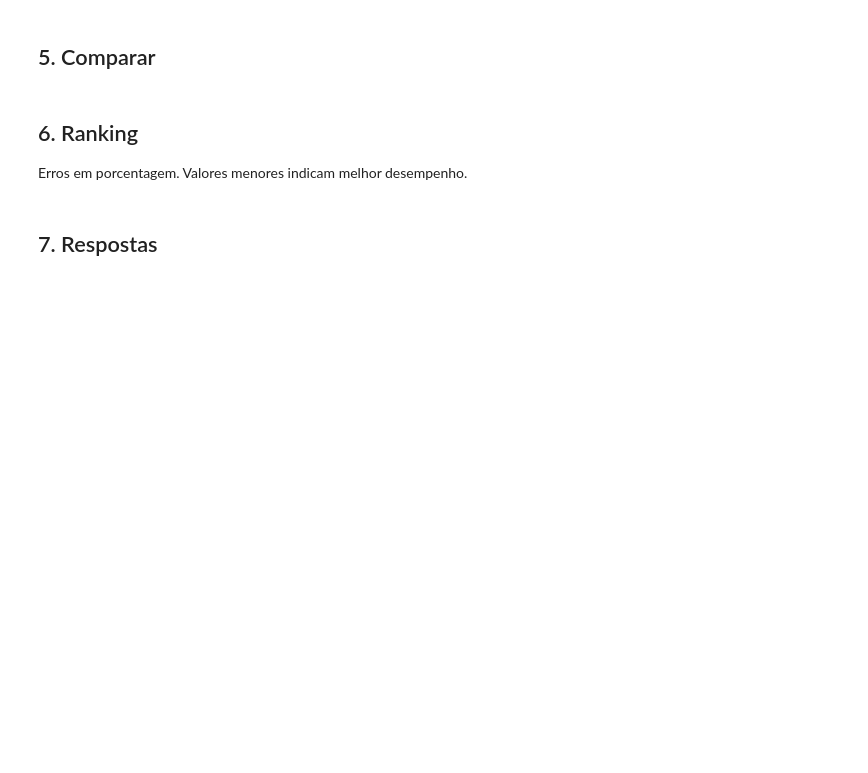
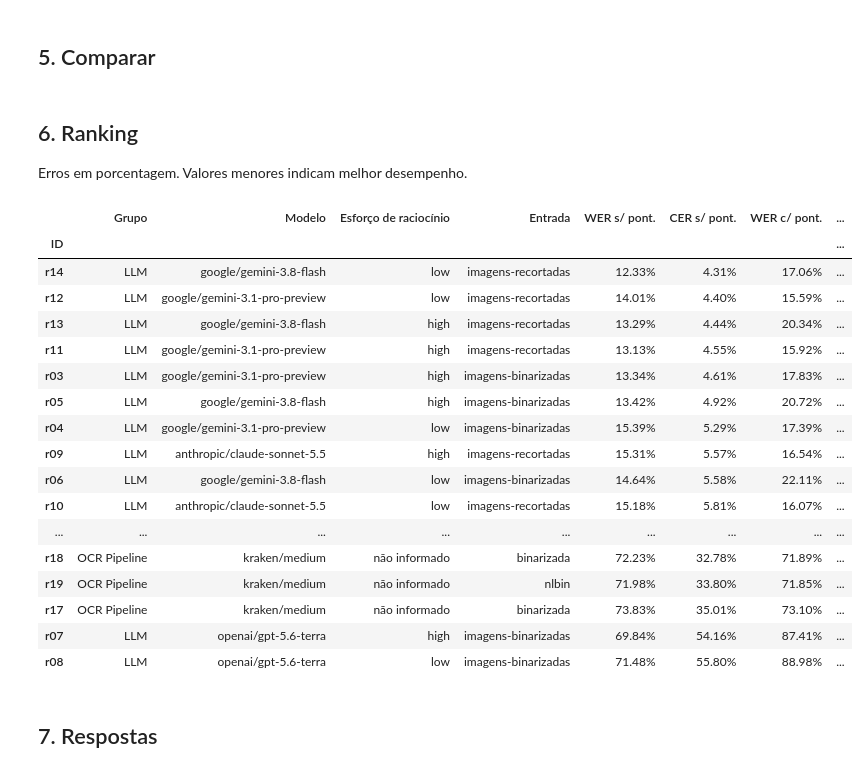
Before and after one commit to fabiolobato/hackathon_ocr_historico, a Jupyter notebook: Transcription_Evaluation.ipynb, the cells around one changed output. Drawn from its saved outputs; the diff is of its cells as text; code cells hidden in the pictures; blank space fills up the shorter version.

```diff
--- a/Transcription_Evaluation.ipynb
+++ b/Transcription_Evaluation.ipynb
@@ -170,7 +249,7 @@ METRICAS = [
     "wer_sem_pontuacao", "cer_sem_pontuacao",
     "wer_com_pontuacao", "cer_com_pontuacao", "per",
 ]
-COLUNAS_CONTEXTO = ["id_resposta", "arquivo_respostas", "link_drive", "grupo", "modelo"]
+COLUNAS_CONTEXTO = ["id_resposta", "arquivo_respostas", "link_drive", "grupo", "modelo", "esforco_raciocinio", "entrada"]
 
 
 def calcular_metricas(referencias, hipoteses):
@@ -189,10 +268,27 @@ def calcular_metricas(referencias, hipoteses):
     }
 
 
+def metadados_execucao(resultados, arquivo_respostas):
+    modelo_curto = resultados["modelo"].rsplit("/", 1)[-1]
+    nome = Path(arquivo_respostas).stem
+    entrada, separador, sufixo = nome.rpartition(f"-{modelo_curto}")
+    niveis = {"none", "minimal", "low", "medium", "high", "xhigh", "max", "auto"}
+    esforco_nome = sufixo.lstrip("-") if separador else ""
+    esforco_nome = esforco_nome if esforco_nome in niveis else None
+    esforco_json = resultados.get("esforco_raciocinio")
+    if esforco_json and esforco_nome and esforco_json != esforco_nome:
+        print(f"{arquivo_respostas}: esforco do nome ({esforco_nome}) difere do JSON ({esforco_json}); usando JSON.")
+    return {
+        "esforco_raciocinio": esforco_json or esforco_nome or "não informado",
+        "entrada": entrada if separador else resultados.get("entrada", nome),
+    }
+
+
 def avaliar_resposta(fonte, gabaritos):
     resultados = json.loads(fonte["caminho"].read_text(encoding="utf-8-sig"))
-    contexto = {k: fonte[k] for k in COLUNAS_CONTEXTO if k != "modelo"}
+    contexto = {k: fonte[k] for k in COLUNAS_CONTEXTO if k in fonte}
     contexto["modelo"] = resultados["modelo"]
+    contexto.update(metadados_execucao(resultados, fonte["arquivo_respostas"]))
     linhas, referencias, hipoteses = [], [], []
     for imagem in resultados["imagens"]:
         nome = normalize_filename(imagem["arquivo"])
@@ -214,7 +310,16 @@ nomes_imagens = [linha["arquivo"] for linha in avaliacoes[0]["linhas"]]
 df_resumo = pd.DataFrame(resumos)
 df_imagens = pd.DataFrame(todas_linhas)
 df_ranking = df_resumo.sort_values([METRICA_ORDENACAO, "id_resposta"]).copy()
-rotulos = {r["id_resposta"]: f"{r['id_resposta']} - {r['modelo'].rsplit('/', 1)[-1]}" for r in resumos}
+def rotulo_execucao(resumo):
+    if resumo["grupo"] == "OCR Pipeline":
+        descricao = f"{resumo['modelo']} ({Path(resumo['arquivo_respostas']).stem})"
+    else:
+        modelo_curto = resumo["modelo"].rsplit("/", 1)[-1]
+        descricao = f"{modelo_curto} ({resumo['entrada']}; esforço: {resumo['esforco_raciocinio']})"
+    return f"{resumo['id_resposta']} - {descricao}"
+
+
+rotulos = {r["id_resposta"]: rotulo_execucao(r) for r in resumos}
 df_ranking["rotulo"] = df_ranking["id_resposta"].map(rotulos)
 # %% [markdown]
 ## 6. Ranking
@@ -225,34 +330,54 @@ NOMES_METRICAS = {
     "wer_com_pontuacao": "WER c/ pont.", "cer_com_pontuacao": "CER c/ pont.", "per": "PER",
 }
 NOMES_COLUNAS = {
     "id_resposta": "ID", "grupo": "Grupo", "modelo": "Modelo", "arquivo_respostas": "Arquivo JSON",
+    "esforco_raciocinio": "Esforço de raciocínio", "entrada": "Entrada",
     **NOMES_METRICAS,
 }
 CORES_GRUPOS = {"LLM": "#2563eb", "OCR Pipeline": "#ea580c"}
 ALTURA_GRAFICOS = max(360, 55 * len(avaliacoes) + 160)
 
 
 def mostrar_tabela(df, colunas):
     tabela = df[colunas].copy()
     for coluna in METRICAS:
         if coluna in tabela:
             tabela[coluna] = tabela[coluna].map(lambda v: "—" if pd.isna(v) else f"{v:.2%}")
     tabela = tabela.rename(columns=NOMES_COLUNAS).fillna("—").set_index("ID")
     with pd.option_context("display.max_columns", None, "display.max_colwidth", 45):
         display(tabela)
 
 
 def mostrar_grafico(figura, titulo):
     figura.update_layout(
         title=titulo, template="plotly_white", height=ALTURA_GRAFICOS,
         margin=dict(l=20, r=20, t=70, b=60), font=dict(size=12),
         legend=dict(orientation="h", y=-0.2, x=0),
     )
     figura.update_yaxes(autorange="reversed", automargin=True)
     figura.show(config={"displaylogo": False, "responsive": True})
 
 
-mostrar_tabela(df_ranking, ["id_resposta", "grupo", "modelo", *METRICAS])
+mostrar_tabela(df_ranking, ["id_resposta", "grupo", "modelo", "esforco_raciocinio", "entrada", *METRICAS])
+# %% [output]
+|  | Grupo | Modelo | Esforço de raciocínio | Entrada | WER s/ pont. | CER s/ pont. | WER c/ pont. | ... |
+| ID |  |  |  |  |  |  |  | ... |
+| r14 | LLM | google/gemini-3.8-flash | low | imagens-recortadas | 12.33% | 4.31% | 17.06% | ... |
+| r12 | LLM | google/gemini-3.1-pro-preview | low | imagens-recortadas | 14.01% | 4.40% | 15.59% | ... |
+| r13 | LLM | google/gemini-3.8-flash | high | imagens-recortadas | 13.29% | 4.44% | 20.34% | ... |
+| r11 | LLM | google/gemini-3.1-pro-preview | high | imagens-recortadas | 13.13% | 4.55% | 15.92% | ... |
+| r03 | LLM | google/gemini-3.1-pro-preview | high | imagens-binarizadas | 13.34% | 4.61% | 17.83% | ... |
+| r05 | LLM | google/gemini-3.8-flash | high | imagens-binarizadas | 13.42% | 4.92% | 20.72% | ... |
+| r04 | LLM | google/gemini-3.1-pro-preview | low | imagens-binarizadas | 15.39% | 5.29% | 17.39% | ... |
+| r09 | LLM | anthropic/claude-sonnet-5.5 | high | imagens-recortadas | 15.31% | 5.57% | 16.54% | ... |
+| r06 | LLM | google/gemini-3.8-flash | low | imagens-binarizadas | 14.64% | 5.58% | 22.11% | ... |
+| r10 | LLM | anthropic/claude-sonnet-5.5 | low | imagens-recortadas | 15.18% | 5.81% | 16.07% | ... |
+| ... | ... | ... | ... | ... | ... | ... | ... | ... |
+| r18 | OCR Pipeline | kraken/medium | não informado | binarizada | 72.23% | 32.78% | 71.89% | ... |
+| r19 | OCR Pipeline | kraken/medium | não informado | nlbin | 71.98% | 33.80% | 71.85% | ... |
+| r17 | OCR Pipeline | kraken/medium | não informado | binarizada | 73.83% | 35.01% | 73.10% | ... |
+| r07 | LLM | openai/gpt-5.6-terra | high | imagens-binarizadas | 69.84% | 54.16% | 87.41% | ... |
+| r08 | LLM | openai/gpt-5.6-terra | low | imagens-binarizadas | 71.48% | 55.80% | 88.98% | ... |
 # %%
 dados = df_ranking.assign(taxa_percentual=df_ranking[METRICA_ORDENACAO] * 100)
 fig_ranking = px.bar(
```
Also changed, not shown: parts of 9 cells of this notebook.
